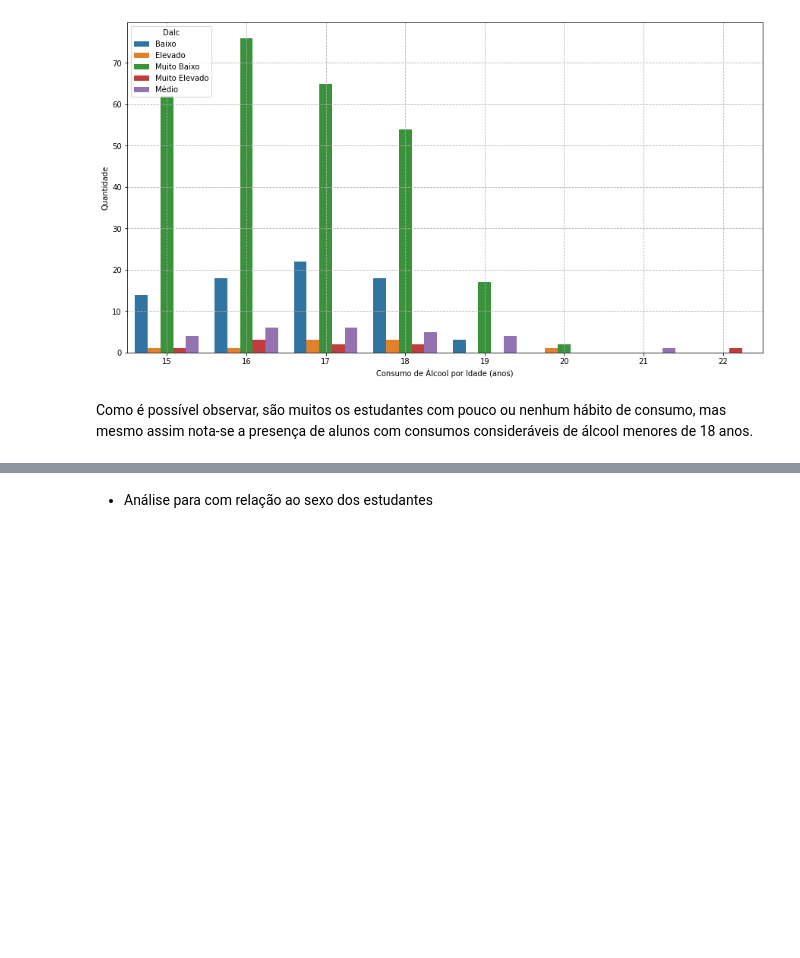
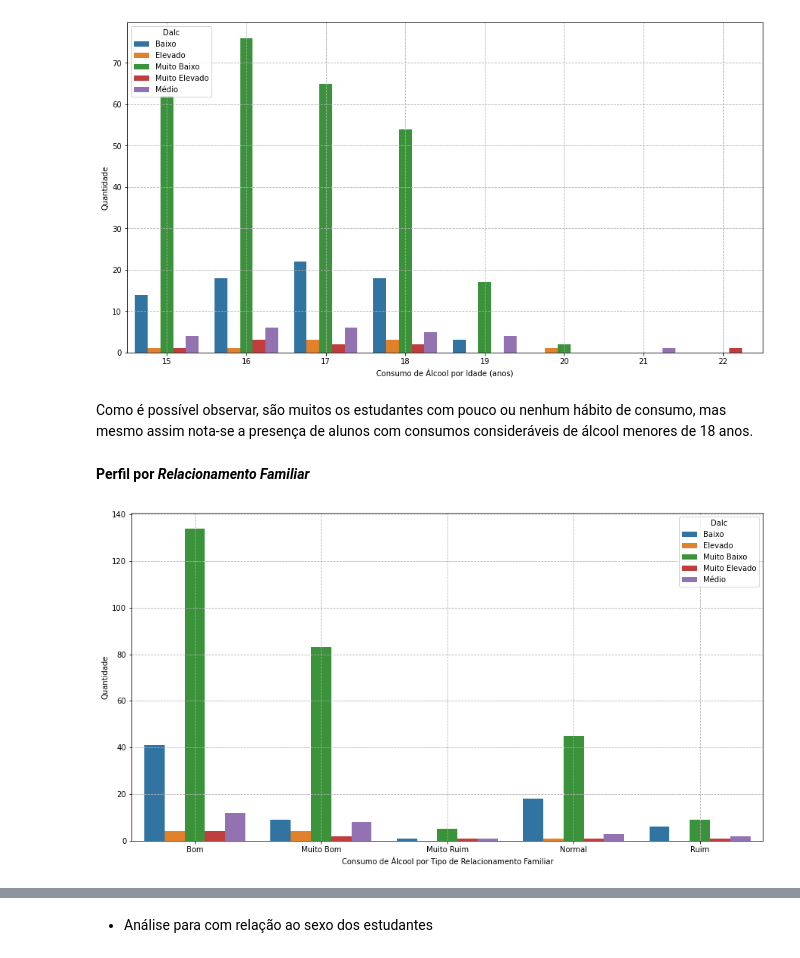
Before and after one commit to danielmacedodc/Analise-de-Dados_CIn, a Jupyter notebook: Projeto - Análise de Dados - Daniel Macedo.ipynb, the cells around one changed output, grey strips where cells are left out. Drawn from its saved outputs; the diff is of its cells as text; code cells hidden in the pictures; blank space fills up the shorter version.

```diff
--- a/Projeto - Análise de Dados - Daniel Macedo.ipynb
+++ b/Projeto - Análise de Dados - Daniel Macedo.ipynb
@@ -719,3 +719,16 @@ plt.show()
 [figure]
 # %% [markdown]
 Como é possível observar, são muitos os estudantes com pouco ou nenhum hábito de consumo, mas mesmo assim nota-se a presença de alunos com consumos consideráveis de álcool menores de 18 anos.
+# %% [markdown]
+**Perfil por *Relacionamento Familiar***
+# %%
+# Amostra visível do relacionamento familiar dos alunos com seus hábitos de consumo
+
+plt.figure(figsize=(15,8))
+sns.countplot(mat_stud['famrel'],hue = mat_stud['Dalc'])
+plt.grid(True, linestyle='--')
+plt.xlabel('Consumo de Álcool por Tipo de Relacionamento Familiar')
+plt.ylabel('Quantidade')
+plt.show()
+# %% [output]
+[figure, added]
```
Also changed, not shown: parts of 17 cells of this notebook.
